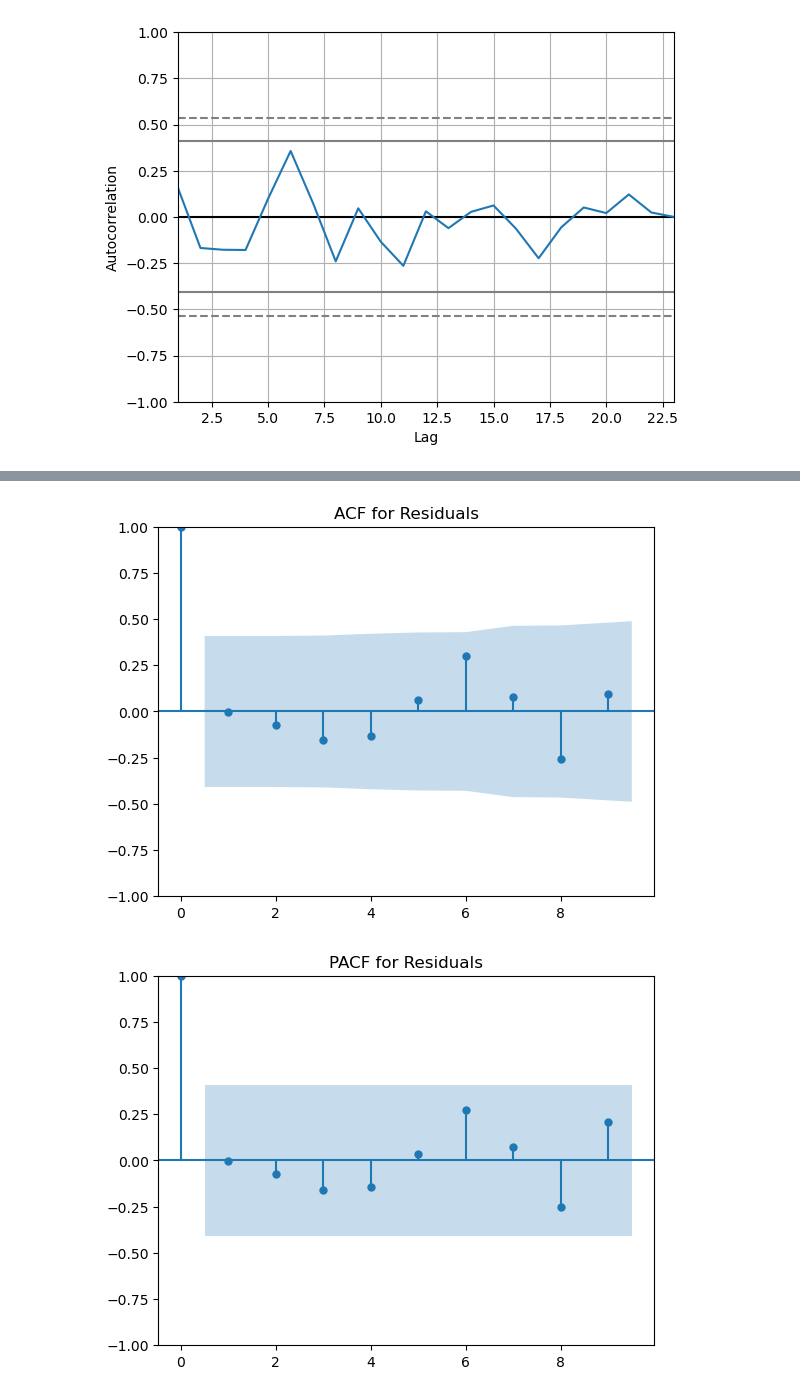
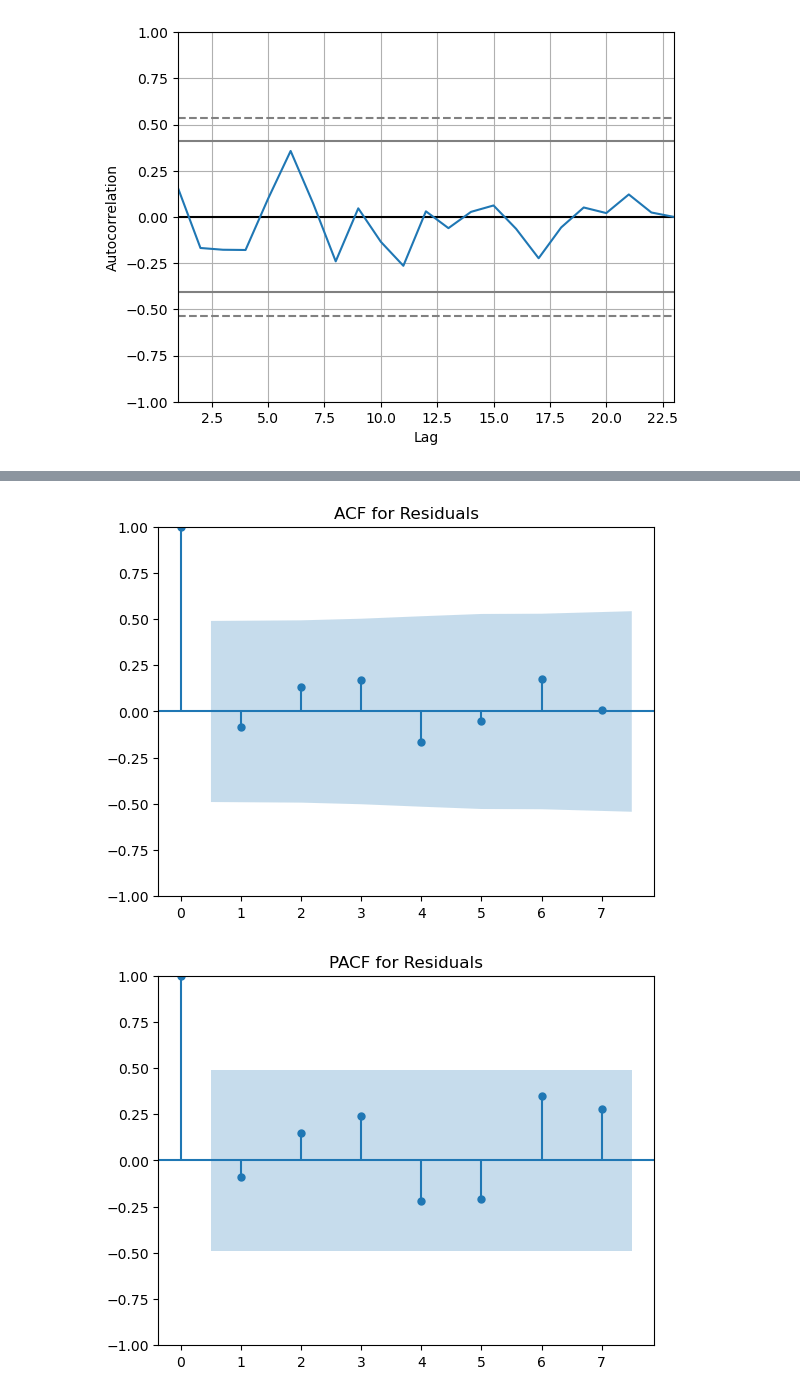
Before and after one commit to Veekits/ARIMA-for-Cold-and-Flu, a Jupyter notebook: ARIMA for Cold and Flu.ipynb, the cells around one changed output, grey strips where cells are left out. Cells and saved outputs as stored; diff of their text form; code cells hidden in the pictures.

```diff
--- a/ARIMA for Cold and Flu.ipynb
+++ b/ARIMA for Cold and Flu.ipynb
@@ -122,2 +122,6 @@ fig = sm.graphics.tsa.plot_pacf(df2['Quantity'].iloc[3:], lags= 9, ax = ax2)
 # %%
 from statsmodels.tsa.arima.model import ARIMA
+# %%
+df3 = df2.set_index('Date')
+df3['Quantity'] = pd.to_numeric(df3['Quantity'], errors='coerce')
+print(df3.isnull().sum())
@@ -123,0 +131,4 @@ from statsmodels.tsa.arima.model import ARIMA
+# %%
+train_size = int(len(df3) * 0.7)
+train, test = df3[:train_size], df3[train_size:]
+print(train.dtypes)
@@ -124,5 +138,5 @@ from statsmodels.tsa.arima.model import ARIMA
 # %%
-model = ARIMA(df2['Quantity'], order=(1,0,1))
+model = ARIMA(train, order=(2,0,1))
 model_fit = model.fit()
 # %%
 model_fit.summary()
@@ -149,15 +164,15 @@ Warnings:
 # %%
 residuals = model_fit.resid
 
 # Create ACF plot
-plot_acf(residuals, lags=9, alpha=0.05)
+plot_acf(residuals, lags=7, alpha=0.05)
 plt.title('ACF for Residuals')
 plt.show()
 
 # Create PACF plot
-plot_pacf(residuals, lags=9, alpha=0.05)
+plot_pacf(residuals, lags=7, alpha=0.05)
 plt.title('PACF for Residuals')
 plt.show()
 # %% [output]
-[figure, old version]
+[figure, new version]
-[figure, old version]
+[figure, new version]
```
Also changed, not shown: parts of 9 cells of this notebook.
